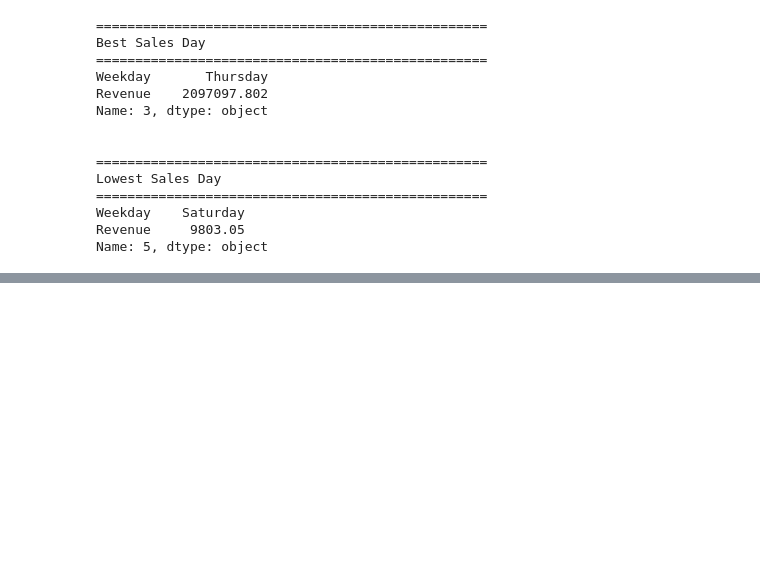
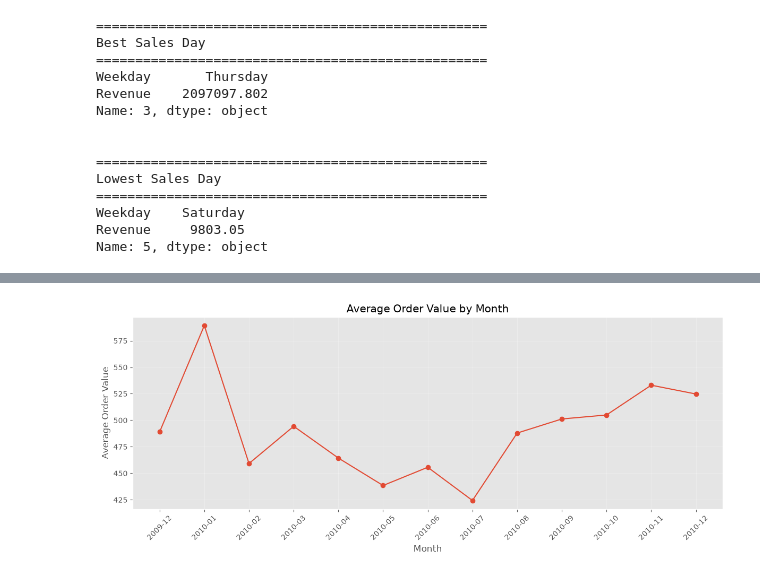
Before and after one commit to chandan1510/Retail_Decision_Intelligence, a Jupyter notebook: notebooks/04_EDA.ipynb, the cells around one changed output, grey strips where cells are left out. Cells and saved outputs as stored; diff of their text form; code cells hidden in the pictures; blank space fills up the shorter version.

```diff
--- a/notebooks/04_EDA.ipynb
+++ b/notebooks/04_EDA.ipynb
@@ -872,0 +1009,18 @@ Name: 5, dtype: object
+# %%
+df["YearMonth"] = df["InvoiceDate"].dt.to_period("M")
+# %%
+monthly_orders = (
+    df.groupby("YearMonth")
+    .agg(
+        Revenue = ("Revenue","sum"),
+        Orders = ("Invoice","nunique")
+    )
+    .reset_index()
+)
+
+monthly_orders["AverageOrderValue"] = (
+    monthly_orders["Revenue"] /
+    monthly_orders["Orders"]
+)
+
+monthly_orders
@@ -872,0 +1042,22 @@ Name: 5, dtype: object
+# %%
+#Plot Average Order value By Month
+
+plt.figure(figsize=(12,5))
+plt.plot(
+    monthly_orders["YearMonth"].astype(str),
+    monthly_orders["AverageOrderValue"],
+    marker="o"
+)
+
+plt.title("Average Order Value by Month")
+plt.xlabel("Month")
+plt.ylabel("Average Order Value")
+
+plt.xticks(rotation=45)
+
+plt.grid(alpha=0.3)
+
+plt.tight_layout()
+plt.show()
+# %% [output]
+[figure, added]
```
Also changed, not shown: parts of 10 cells of this notebook.
